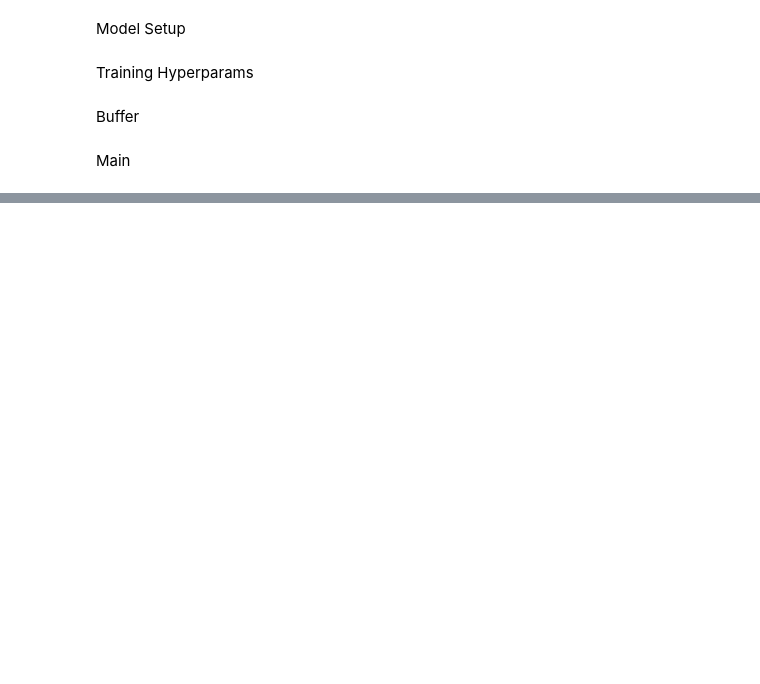
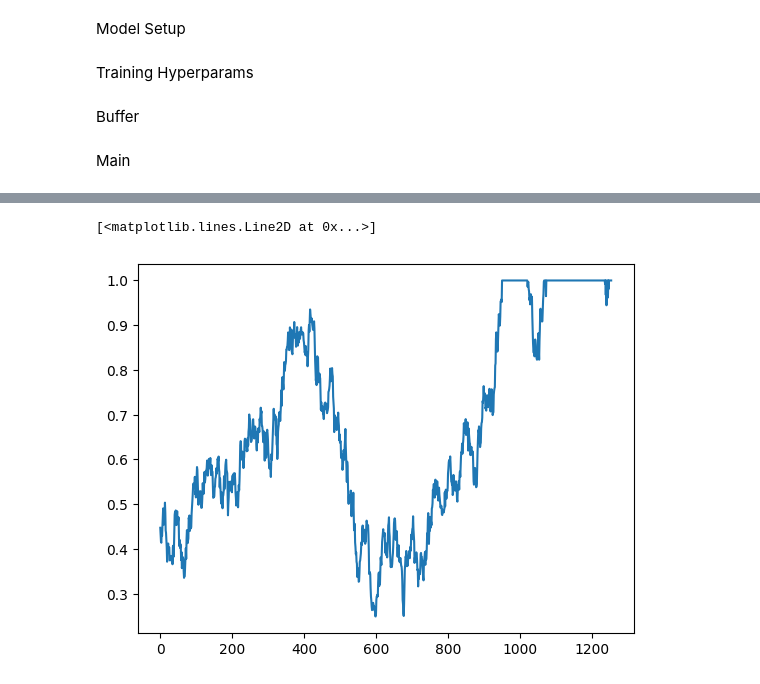
Before and after one commit to MDBowen/StockPred, a Jupyter notebook: Reinfocement_Learning/ddpg.ipynb, the cells around one changed output, grey strips where cells are left out. Cells and saved outputs as stored; diff of their text form; code cells hidden in the pictures; blank space fills up the shorter version.

```diff
--- a/Reinfocement_Learning/ddpg.ipynb
+++ b/Reinfocement_Learning/ddpg.ipynb
@@ -432,0 +490,5 @@ plt.show()
+# %%
+plt.plot(episodic_actions)
+# %% [output]
+[<matplotlib.lines.Line2D at 0x...>]
+[figure, added]
```
Also changed, not shown: parts of 11 cells of this notebook, 1 other file.
